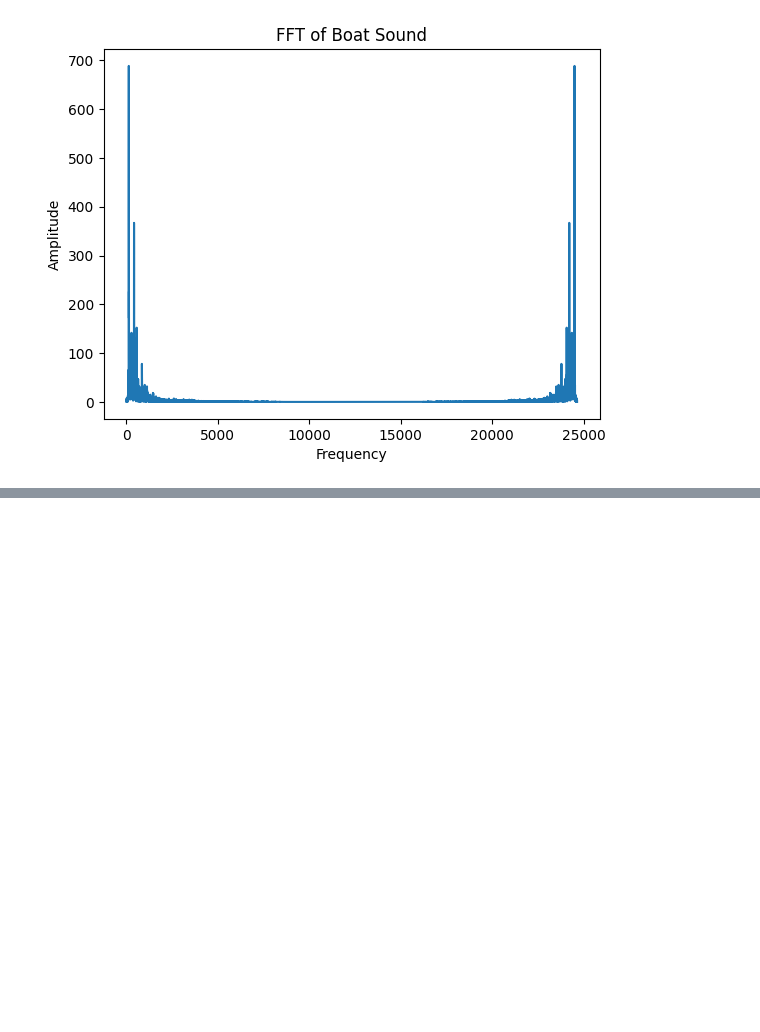
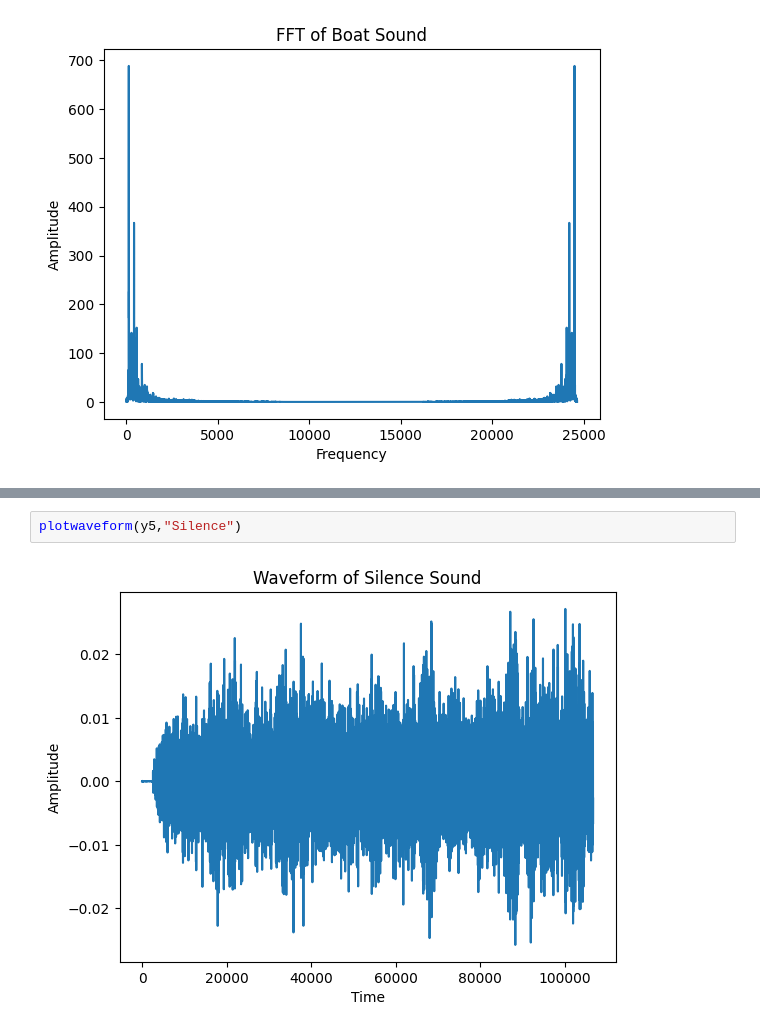
Before and after one commit to vishwashdark/Speech-Processing, a Jupyter notebook: Lab6.ipynb, the cells around one changed output, grey strips where cells are left out. Drawn from its saved outputs; the diff is of its cells as text; blank space fills up the shorter version.

```diff
--- a/Lab6.ipynb
+++ b/Lab6.ipynb
@@ -55,0 +71,4 @@ plotfft(y3,"Boat")
+# %%
+plotwaveform(y5,"Silence")
+# %% [output]
+[figure, added]
```
Also changed, not shown: parts of 12 cells of this notebook, 2 other files.
